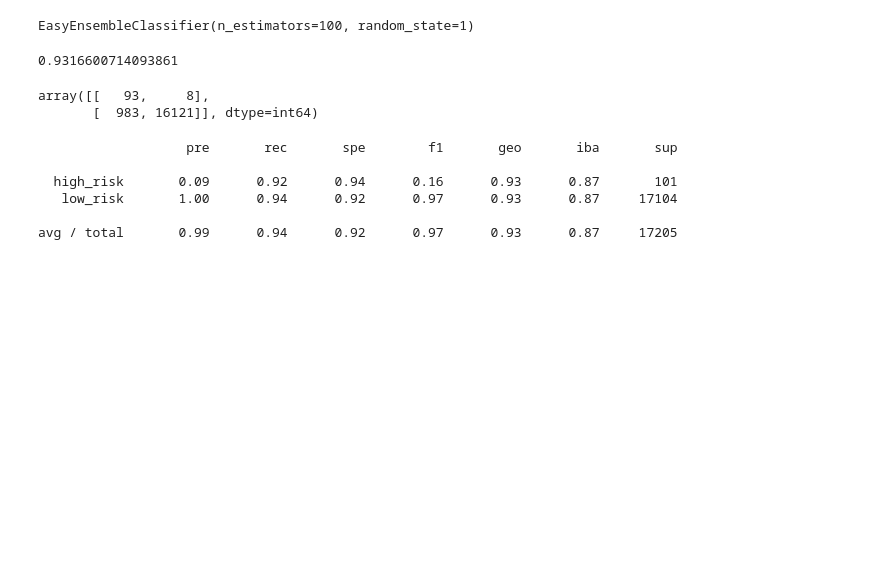
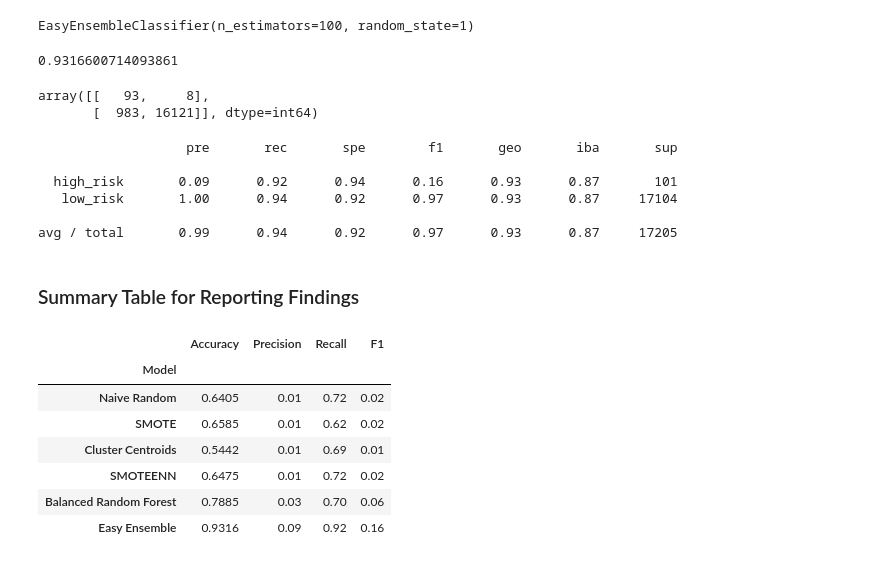
Before and after one commit to lnshewmo/Credit_Risk_Analysis, a Jupyter notebook: credit_risk_ensemble.ipynb, the cells around one changed output. Drawn from its saved outputs; the diff is of its cells as text; code cells hidden in the pictures; blank space fills up the shorter version.

```diff
--- a/credit_risk_ensemble.ipynb
+++ b/credit_risk_ensemble.ipynb
@@ -219,3 +219,25 @@ print(classification_report_imbalanced(y_test, y_pred))
    low_risk       1.00      0.94      0.92      0.97      0.93      0.87     17104
 
 avg / total       0.99      0.94      0.92      0.97      0.93      0.87     17205
+# %% [markdown]
+### Summary Table for Reporting Findings
+# %%
+high_risk_dict = {
+    "Model" : ["Naive Random", "SMOTE", "Cluster Centroids", "SMOTEENN", "Balanced Random Forest", "Easy Ensemble"],
+    "Accuracy" : [0.6405, 0.6585, 0.5442,0.6475,0.7885,0.9316],
+    "Precision" : [0.01, 0.01, 0.01, 0.01, 0.03, 0.09],
+    "Recall" : [0.72,0.62, 0.69, 0.72, 0.70, 0.92],
+    "F1" : [0.02, 0.02, 0.01, 0.02, 0.06, 0.16]
+}
+
+high_risk_summary_df = pd.DataFrame(high_risk_dict).set_index("Model")
+high_risk_summary_df
+# %% [output]
+|  | Accuracy | Precision | Recall | F1 |
+| Model |  |  |  |  |
+| Naive Random | 0.6405 | 0.01 | 0.72 | 0.02 |
+| SMOTE | 0.6585 | 0.01 | 0.62 | 0.02 |
+| Cluster Centroids | 0.5442 | 0.01 | 0.69 | 0.01 |
+| SMOTEENN | 0.6475 | 0.01 | 0.72 | 0.02 |
+| Balanced Random Forest | 0.7885 | 0.03 | 0.70 | 0.06 |
+| Easy Ensemble | 0.9316 | 0.09 | 0.92 | 0.16 |
```
